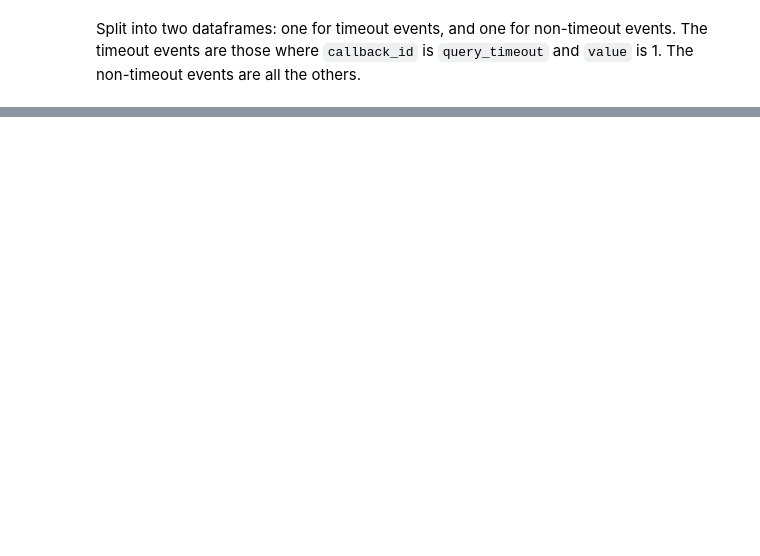
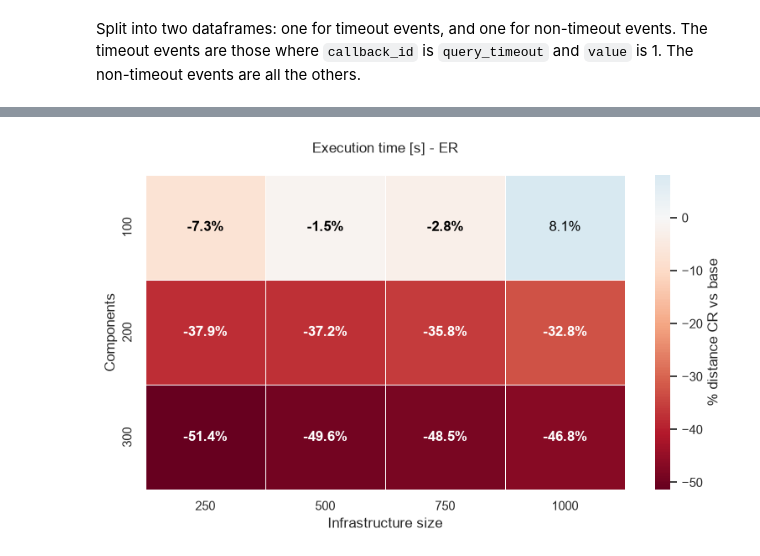
Before and after one commit to di-unipi-socc/sl-cr, a Jupyter notebook: notebooks/analyse.ipynb, the cells around one changed output, grey strips where cells are left out. Drawn from its saved outputs; the diff is of its cells as text; code cells hidden in the pictures; blank space fills up the shorter version.

```diff
--- a/notebooks/analyse.ipynb
+++ b/notebooks/analyse.ipynb
@@ -295,0 +334,96 @@ for metric in METRICS:
+# %%
+base_mode = MODES[0]
+cr_mode = MODES[1]
+
+def heatmap(plot_df: pd.DataFrame, metric: str, topology: str):
+    data = plot_df[
+        (plot_df["callback_id"] == metric) &
+        (plot_df["topology"] == topology) &
+        (plot_df["mode"].isin([base_mode, cr_mode]))
+    ].copy()
+
+    data = data.groupby(outlier_group_cols).apply(remove_outliers_iqr).copy()
+
+    agg = (
+        data
+        .groupby(["nodes", "components", "mode"], as_index=False)
+        .agg(mean_value=("value", "mean"))
+    )
+
+    wide = agg.pivot_table(
+        index=["nodes", "components"],
+        columns="mode",
+        values="mean_value"
+    ).reset_index()
+
+    # Distanza percentuale con segno: positiva se cr > base
+    wide["pct_distance"] = np.where(
+        wide[base_mode] != 0,
+        100 * (wide[cr_mode] - wide[base_mode]) / wide[base_mode],
+        np.nan
+    )
+
+    # Matrice heatmap: y=components, x=nodes
+    heatmap_data = wide.pivot(
+        index="components",
+        columns="nodes",
+        values="pct_distance"
+    )
+
+    # annot_data = heatmap_data.map(lambda x: "" if pd.isna(x) else f"{x:.1f}%"    )
+
+    plt.figure(figsize=(8, 5))
+    ax = sns.heatmap(
+        heatmap_data,
+        annot=False,
+        # fmt = "",
+        cmap="RdBu",
+        center=0,
+        linewidths=0.5,
+        cbar_kws={"label": "% distance CR vs base"}
+    )
+
+    mesh = ax.collections[0]
+    cmap = mesh.cmap
+    norm = mesh.norm
+
+    for i, component in enumerate(heatmap_data.index):
+        for j, node in enumerate(heatmap_data.columns):
+            value = heatmap_data.loc[component, node]
+
+            if pd.isna(value):
+                continue
+
+            # Colore della cella
+            rgba = cmap(norm(value))
+            r, g, b, _ = rgba
+
+            # Luminanza percepita: testo bianco su celle scure, nero su celle chiare
+            luminance = 0.299 * r + 0.587 * g + 0.114 * b
+            text_color = "white" if luminance < 0.5 else "black"
+
+            ax.text(
+                j + 0.5,
+                i + 0.5,
+                f"{value:.1f}%",
+                ha="center",
+                va="center",
+                fontweight="bold" if value < 0 else "normal",
+                color=text_color
+            )
+
+    plt.title(f"{METRIC_LABELS[metric]} - {topology}\n")
+    plt.xlabel(COL_LABELS["nodes"])
+    plt.ylabel(COL_LABELS["components"])
+
+    plt.tight_layout()
+    fig_path = PLOTS_PATH / f"{metric}" / "heatmap" / f"{topology}"
+    fig_path.parent.mkdir(parents=True, exist_ok=True)
+    plt.savefig(fig_path.with_suffix(f".{FIG_FORMAT}"), dpi=FIG_DPI)
+    # plt.show()
+
+for metric in METRICS:
+    for topology in TOPOLOGIES:
+        heatmap(plot_df, metric, topology)
+# %% [output]
+[figure, added]
```
Also changed, not shown: parts of 11 cells of this notebook, 1 other file.
